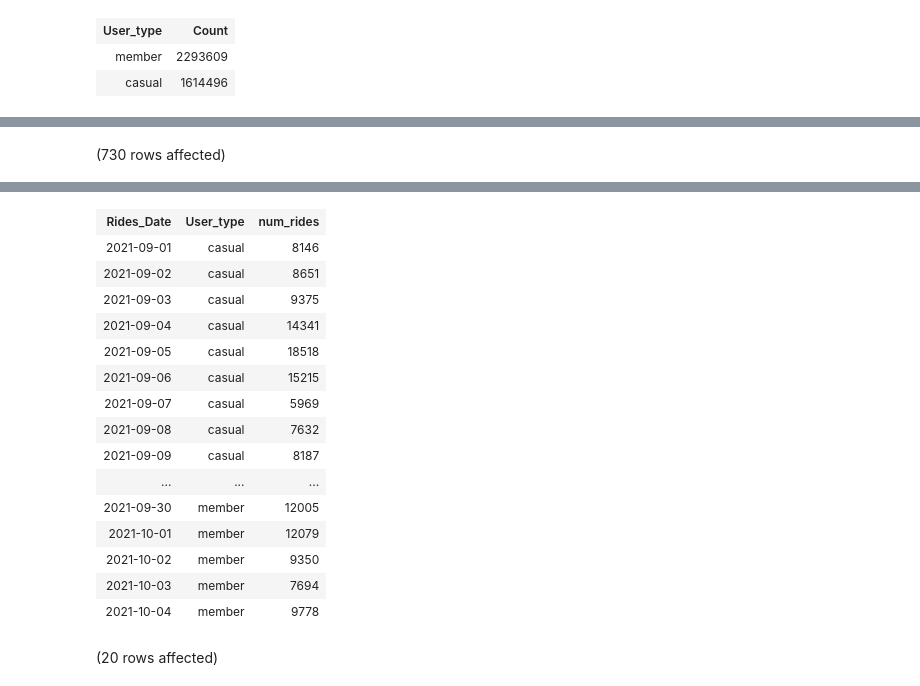
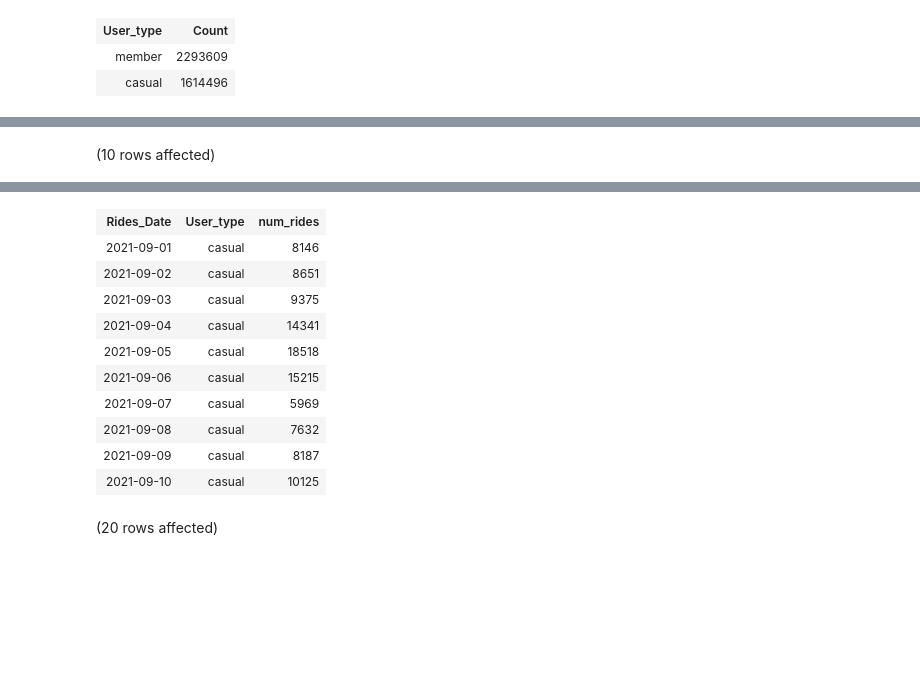
Before and after one commit to hmoughnieh/CyclisticProject, a Jupyter notebook: CyclisticProject.ipynb, the cells around one changed output, grey strips where cells are left out. Drawn from its saved outputs; the diff is of its cells as text; code cells hidden in the pictures; blank space fills up the shorter version.

```diff
--- a/CyclisticProject.ipynb
+++ b/CyclisticProject.ipynb
@@ -167,8 +162,8 @@ Total execution time: 00:00:06.704
 # %%
 -- Daily number of rides by week day
 
-Select cast(started_at as date) as Rides_Date, member_casual as User_type, count(ride_id) as num_rides
+Select top 10 cast(started_at as date) as Rides_Date, member_casual as User_type, count(ride_id) as num_rides
 From Final_Table
 group by cast(started_at as date), member_casual
 # %% [output]
-(730 rows affected)
+(10 rows affected)
@@ -176,19 +171,14 @@ Total execution time: 00:00:07.015
 | Rides_Date | User_type | num_rides |
 | 2021-09-01 | casual | 8146 |
 | 2021-09-02 | casual | 8651 |
 | 2021-09-03 | casual | 9375 |
 | 2021-09-04 | casual | 14341 |
 | 2021-09-05 | casual | 18518 |
 | 2021-09-06 | casual | 15215 |
 | 2021-09-07 | casual | 5969 |
 | 2021-09-08 | casual | 7632 |
 | 2021-09-09 | casual | 8187 |
-| ... | ... | ... |
-| 2021-09-30 | member | 12005 |
-| 2021-10-01 | member | 12079 |
-| 2021-10-02 | member | 9350 |
-| 2021-10-03 | member | 7694 |
-| 2021-10-04 | member | 9778 |
+| 2021-09-10 | casual | 10125 |
 # %%
 -- Most visited stations
 with station_names as
```
Also changed, not shown: parts of 2 cells of this notebook.
